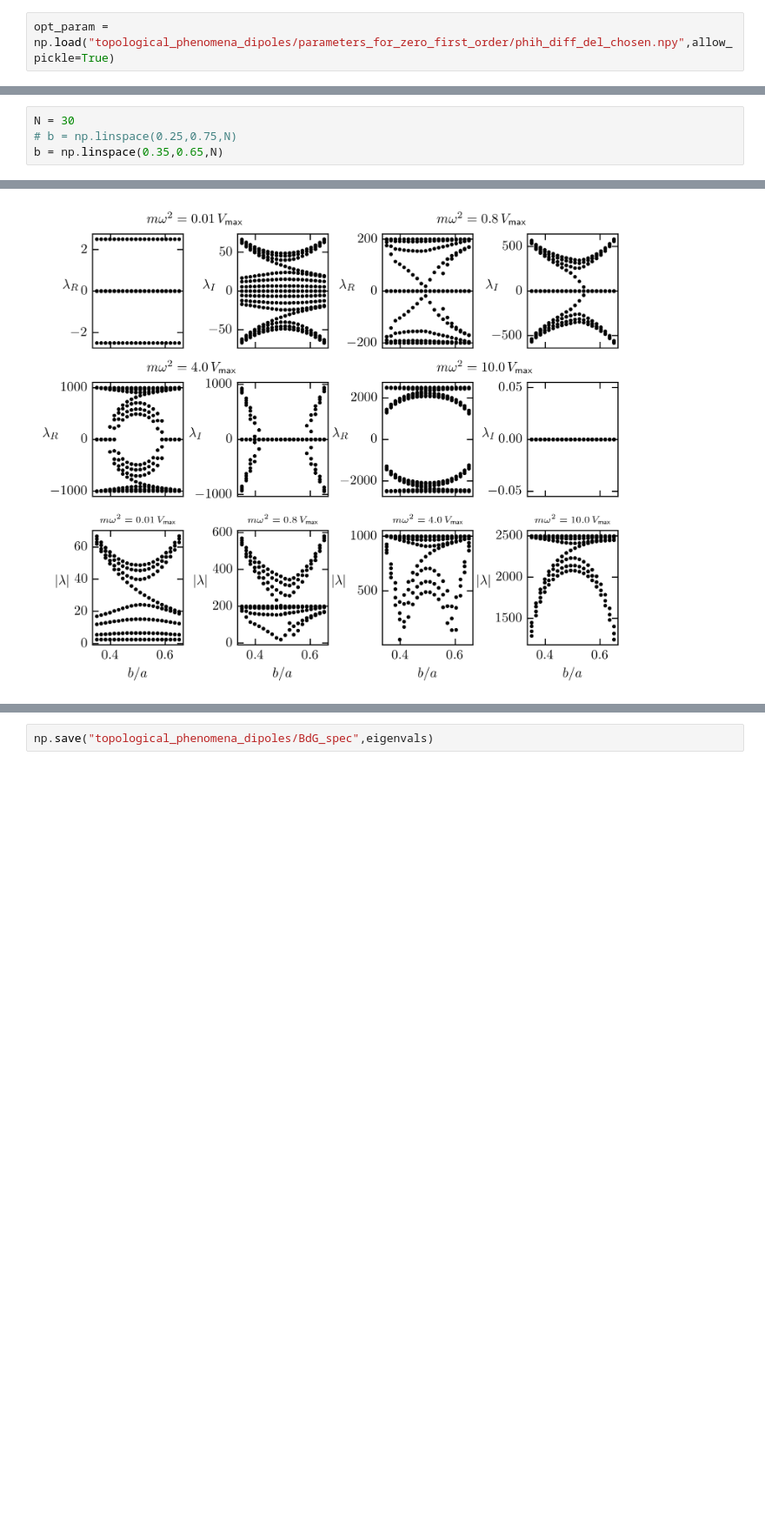
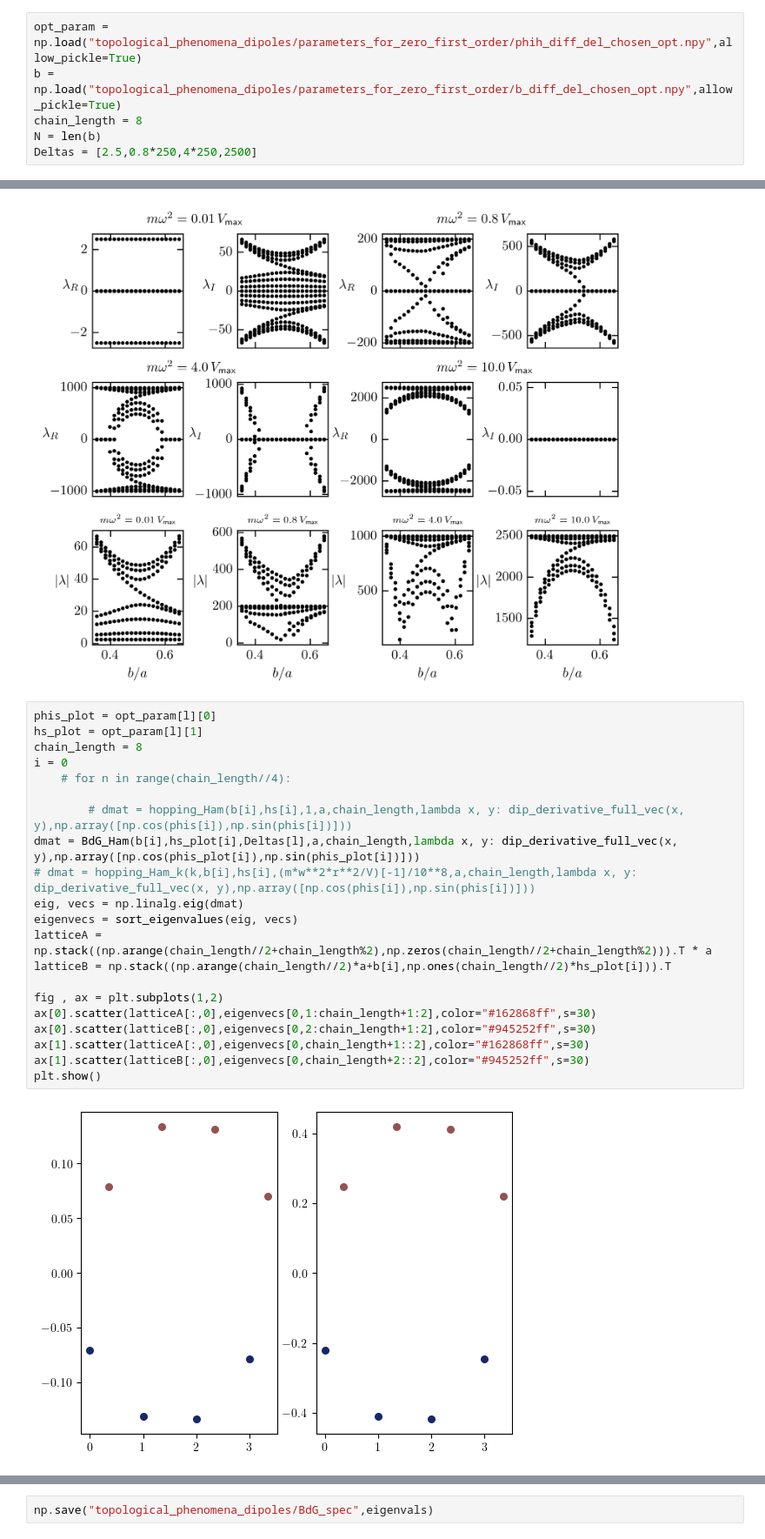
Before and after one commit to ChriGomm/master, a Jupyter notebook: numerics/interactions.ipynb, the cells around one changed output, grey strips where cells are left out. Shown at 87% size. Cells and saved outputs as stored; diff of their text form; blank space fills up the shorter version.

```diff
--- a/numerics/interactions.ipynb
+++ b/numerics/interactions.ipynb
@@ -2045,7 +2044,11 @@ plt.show()
 # %% [output]
 [figure]
 # %%
-opt_param = np.load("topological_phenomena_dipoles/parameters_for_zero_first_order/phih_diff_del_chosen.npy",allow_pickle=True)
+opt_param = np.load("topological_phenomena_dipoles/parameters_for_zero_first_order/phih_diff_del_chosen_opt.npy",allow_pickle=True)
+b = np.load("topological_phenomena_dipoles/parameters_for_zero_first_order/b_diff_del_chosen_opt.npy",allow_pickle=True)
+chain_length = 8
+N = len(b)
+Deltas = [2.5,0.8*250,4*250,2500]
 # %%
 def abs_eigvecD(param,b,Del):
         phid = param[0]
@@ -2303,10 +2306,6 @@ plt.show()
 # %% [output]
 [figure]
 [figure]
-# %%
-N = 30
-# b = np.linspace(0.25,0.75,N)
-b = np.linspace(0.35,0.65,N)
 # %%
 for l in [0,6,13,19]:
     fig, ax = plt.subplots(1,1)
@@ -2518,3 +2517,26 @@ plt.show()
 1000 3 0.3973684210526316
 2500 19 0.65
 [figure]
+# %%
+phis_plot = opt_param[l][0]
+hs_plot = opt_param[l][1]
+chain_length = 8
+i = 0
+    # for n in range(chain_length//4):
+
+        # dmat = hopping_Ham(b[i],hs[i],1,a,chain_length,lambda x, y: dip_derivative_full_vec(x, y),np.array([np.cos(phis[i]),np.sin(phis[i])]))
+dmat = BdG_Ham(b[i],hs_plot[i],Deltas[l],a,chain_length,lambda x, y: dip_derivative_full_vec(x, y),np.array([np.cos(phis_plot[i]),np.sin(phis_plot[i])]))
+# dmat = hopping_Ham_k(k,b[i],hs[i],(m*w**2*r**2/V)[-1]/10**8,a,chain_length,lambda x, y: dip_derivative_full_vec(x, y),np.array([np.cos(phis[i]),np.sin(phis[i])]))
+eig, vecs = np.linalg.eig(dmat)
+eigenvecs = sort_eigenvalues(eig, vecs)
+latticeA = np.stack((np.arange(chain_length//2+chain_length%2),np.zeros(chain_length//2+chain_length%2))).T * a
+latticeB = np.stack((np.arange(chain_length//2)*a+b[i],np.ones(chain_length//2)*hs_plot[i])).T
+
+fig , ax = plt.subplots(1,2)
+ax[0].scatter(latticeA[:,0],eigenvecs[0,1:chain_length+1:2],color="#162868ff",s=30)
+ax[0].scatter(latticeB[:,0],eigenvecs[0,2:chain_length+1:2],color="#945252ff",s=30)
+ax[1].scatter(latticeA[:,0],eigenvecs[0,chain_length+1::2],color="#162868ff",s=30)
+ax[1].scatter(latticeB[:,0],eigenvecs[0,chain_length+2::2],color="#945252ff",s=30)
+plt.show()
+# %% [output]
+[figure, added]
```
Also changed, not shown: parts of 4 cells of this notebook, 3 other files.
